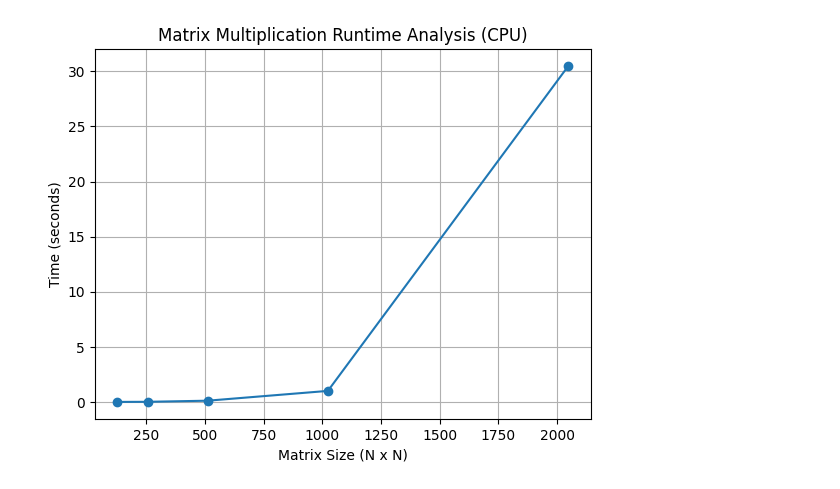
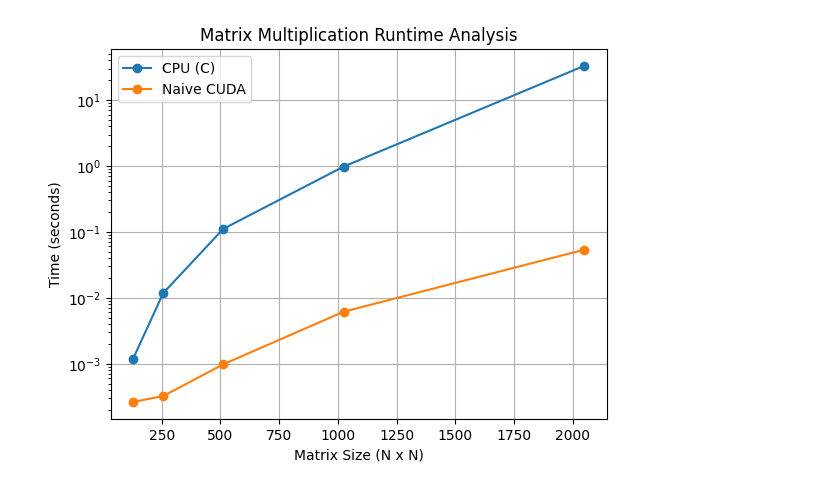
Before and after one commit to SlyShot42/cuda-matmul-conv-bench, a Jupyter notebook: runtime_analysis.ipynb, the cells around one changed output. Saved outputs shown, nothing was run; the diff lists cells and outputs as text; code cells hidden in the pictures.

```diff
--- a/runtime_analysis.ipynb
+++ b/runtime_analysis.ipynb
@@ -5,14 +5,22 @@ import numpy as np
 # %%
 data = pd.read_csv('./data/runtime_data.csv')
 cpu_data = data[data['Implementation'] == 'CPU (C)']
-Ns = np.array(cpu_data.columns[1:]).astype(np.float32)
-times = cpu_data.values[0][1:]
+cpu_Ns = np.array(cpu_data.columns[1:]).astype(np.float32)
+cpu_times = cpu_data.values[0][1:]
 
-plt.plot(Ns, times, marker='o')
+naive_cuda_data = data[data['Implementation'] == 'Naive CUDA']
+gpu_Ns = np.array(naive_cuda_data.columns[1:]).astype(np.float32)
+gpu_times = naive_cuda_data.values[0][1:]
+
+
+plt.plot(cpu_Ns, cpu_times, marker="o", label="CPU (C)")
+plt.plot(gpu_Ns, gpu_times, marker="o", label="Naive CUDA")
 plt.xlabel('Matrix Size (N x N)')
 plt.ylabel('Time (seconds)')
-plt.title('Matrix Multiplication Runtime Analysis (CPU)')
+plt.yscale('log')
+plt.title('Matrix Multiplication Runtime Analysis')
 plt.grid(True)
+plt.legend()
 plt.show()
 # %% [output]
-[figure, old version]
+[figure, new version]
```
Also changed, not shown: parts of 1 cell of this notebook, 3 other files.
